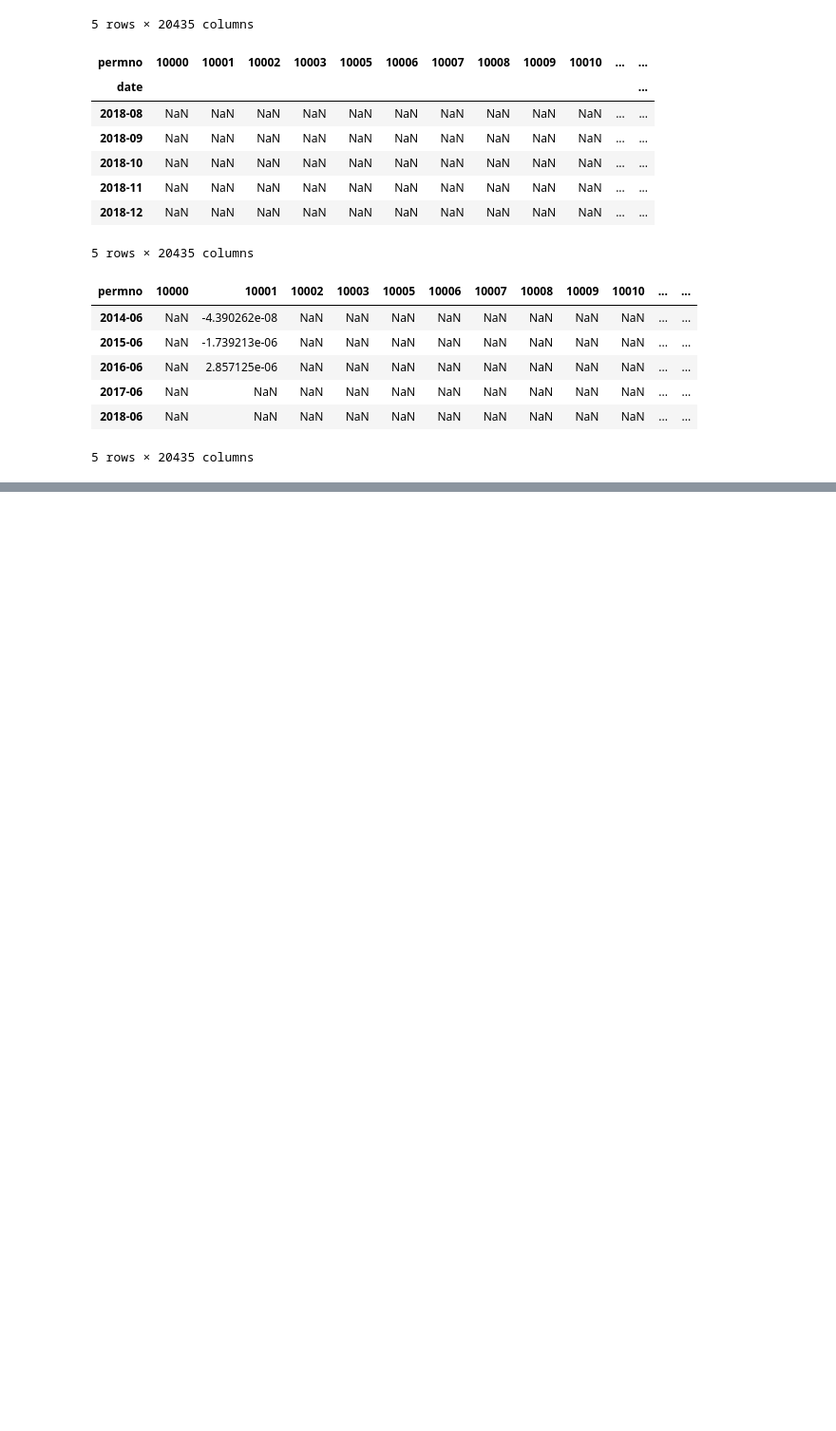
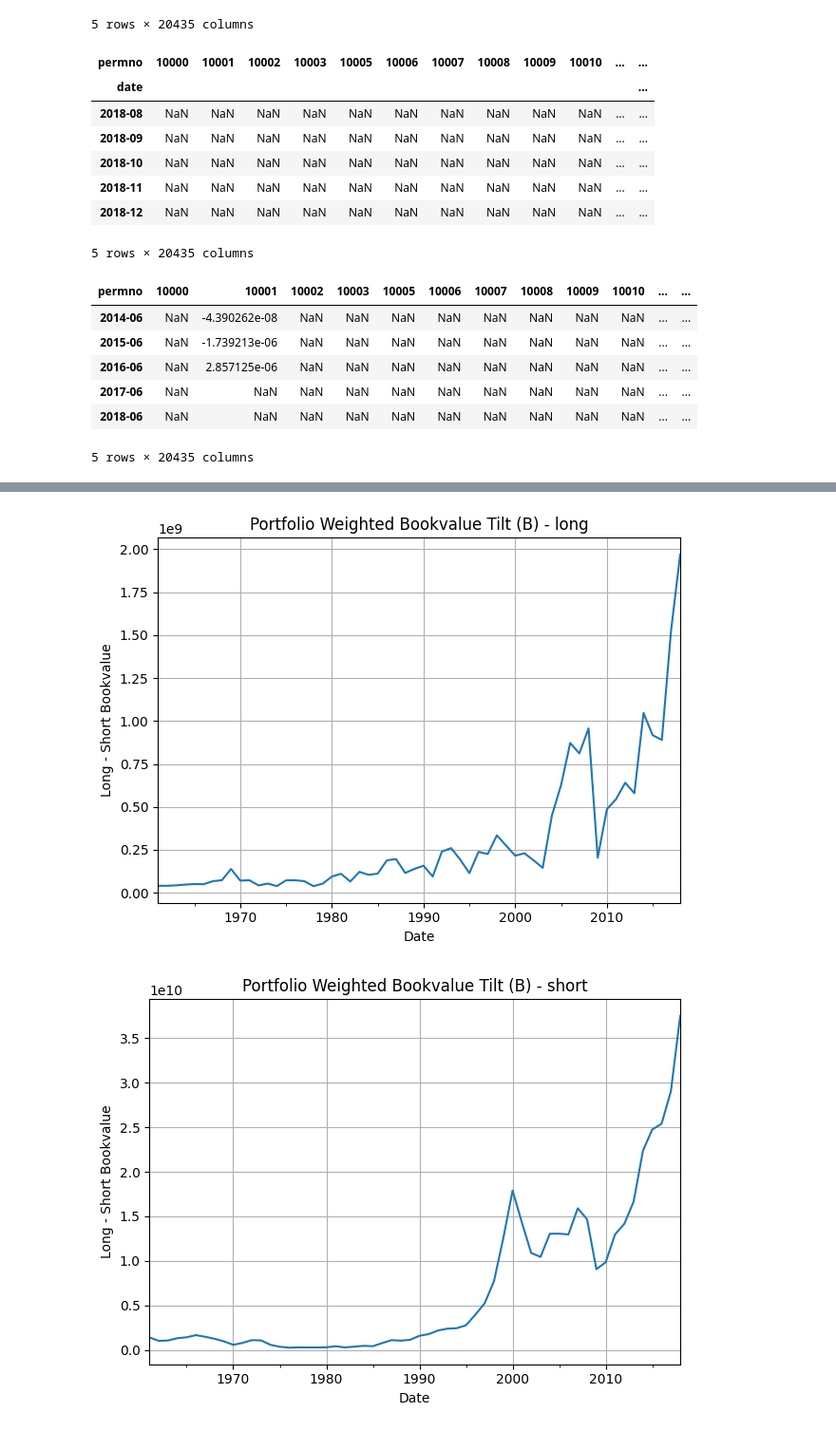
Before and after one commit to justusschenk/valueinvesting, a Jupyter notebook: Analytics.ipynb, the cells around one changed output, grey strips where cells are left out. Shown at 95% size. Saved outputs shown, nothing was run; the diff lists cells and outputs as text; code cells hidden in the pictures; blank space fills up the shorter version.

```diff
--- a/Analytics.ipynb
+++ b/Analytics.ipynb
@@ -783,21 +766,31 @@ plt.show()
 # %%
 #Portfolio Weighted Bookvalue - long
 df_bookvalue_long_ts = pd.DataFrame(bookvalue_long_ts)
 df_bookvalue_long_ts.set_index("date", inplace=True)
 df_bookvalue_long_ts.index = df_bookvalue_long_ts.index.to_timestamp()
 
 #Portfolio Weighted Bookvalue - short
 df_bookvalue_short_ts = pd.DataFrame(bookvalue_short_ts)
 df_bookvalue_short_ts.set_index("date", inplace=True)
 df_bookvalue_short_ts.index = df_bookvalue_short_ts.index.to_timestamp()
 
 #df_price_minus_ts.index = df_price_minus_ts.index.to_timestamp()
-df_bookvalue_long_ts.plot(title="Portfolio Weighted Bookvalue Tilt (B)", legend=False)
+df_bookvalue_long_ts.plot(title="Portfolio Weighted Bookvalue Tilt (B) - long", legend=False)
 plt.ylabel("Long - Short Bookvalue")
 plt.xlabel("Date")
 plt.grid(True)
 plt.tight_layout()
 plt.show()
+
+df_bookvalue_short_ts.plot(title="Portfolio Weighted Bookvalue Tilt (B) - short", legend=False)
+plt.ylabel("Long - Short Bookvalue")
+plt.xlabel("Date")
+plt.grid(True)
+plt.tight_layout()
+plt.show()
+# %% [output]
+[figure, added]
+[figure, added]
 # %%
 #Dividends - long
 df_dividends_long_ts = pd.DataFrame(dividends_long_ts)
```
Also changed, not shown: parts of 14 cells of this notebook.
